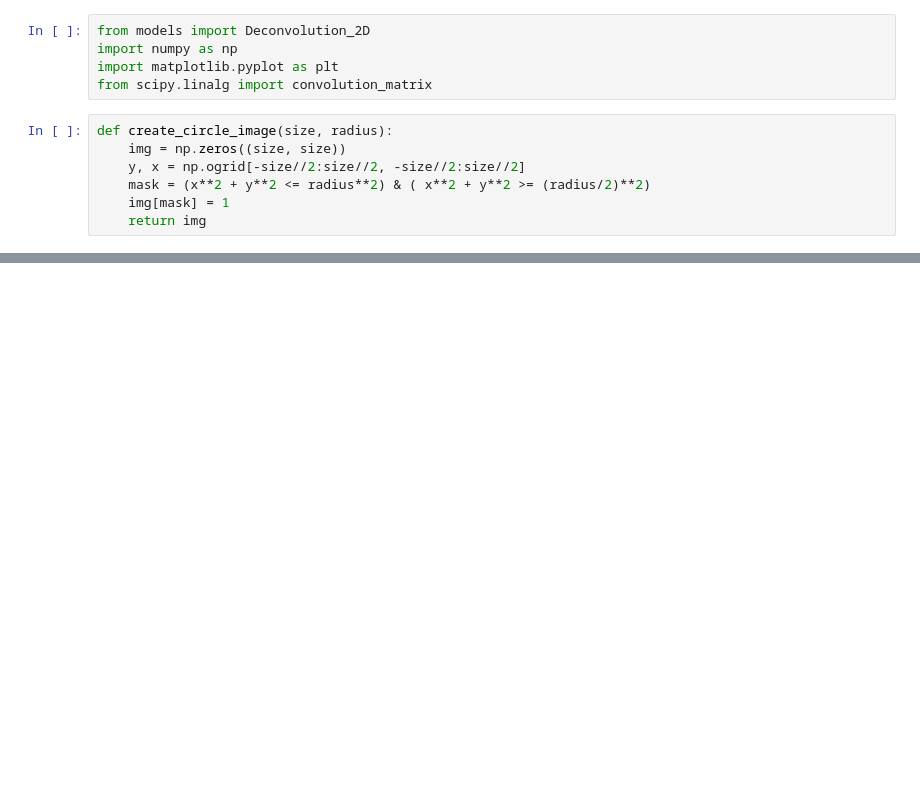
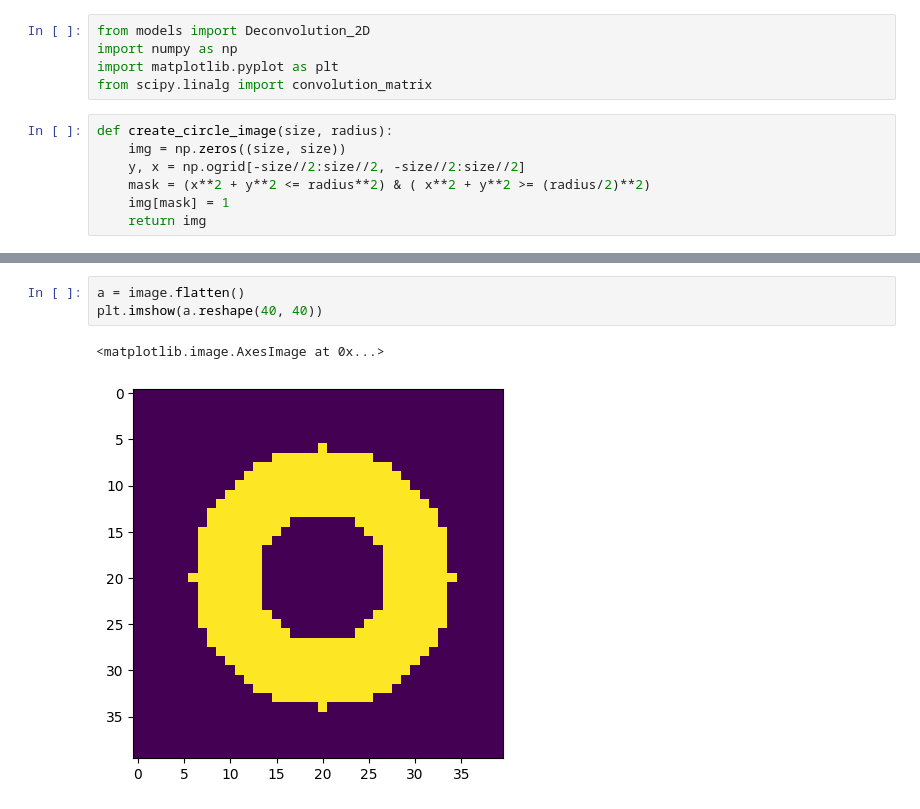
Before and after one commit to akseliekseli/Bayesian-Neural-Networks-with-Stochastic-Variational-Inference-in-Inverse-Problems, a Jupyter notebook: codes/test.ipynb, the cells around one changed output, grey strips where cells are left out. Drawn from its saved outputs; the diff is of its cells as text; blank space fills up the shorter version.

```diff
--- a/codes/test.ipynb
+++ b/codes/test.ipynb
@@ -26,3 +30,9 @@ blurred_image = deconv.forward(image)
+# %%
+a = image.flatten()
+plt.imshow(a.reshape(40, 40))
+# %% [output]
+<matplotlib.image.AxesImage at 0x...>
+[figure, added]
 # %%
 plt.imshow(blurred_image)
 # %% [output]
```
Also changed, not shown: parts of 3 cells of this notebook.
